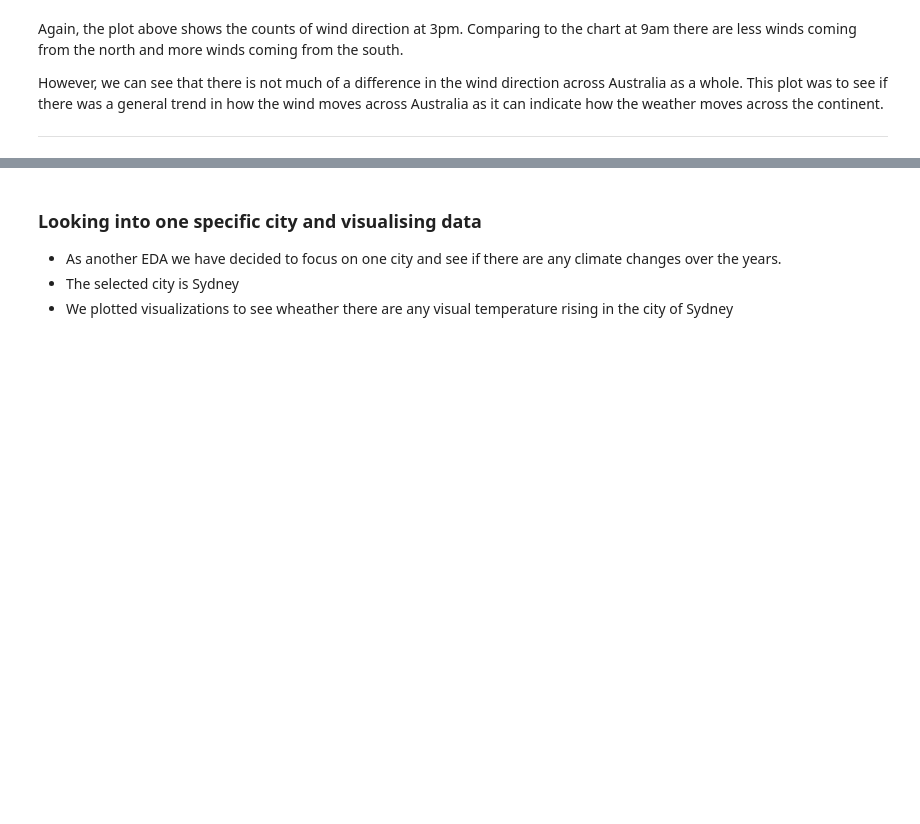
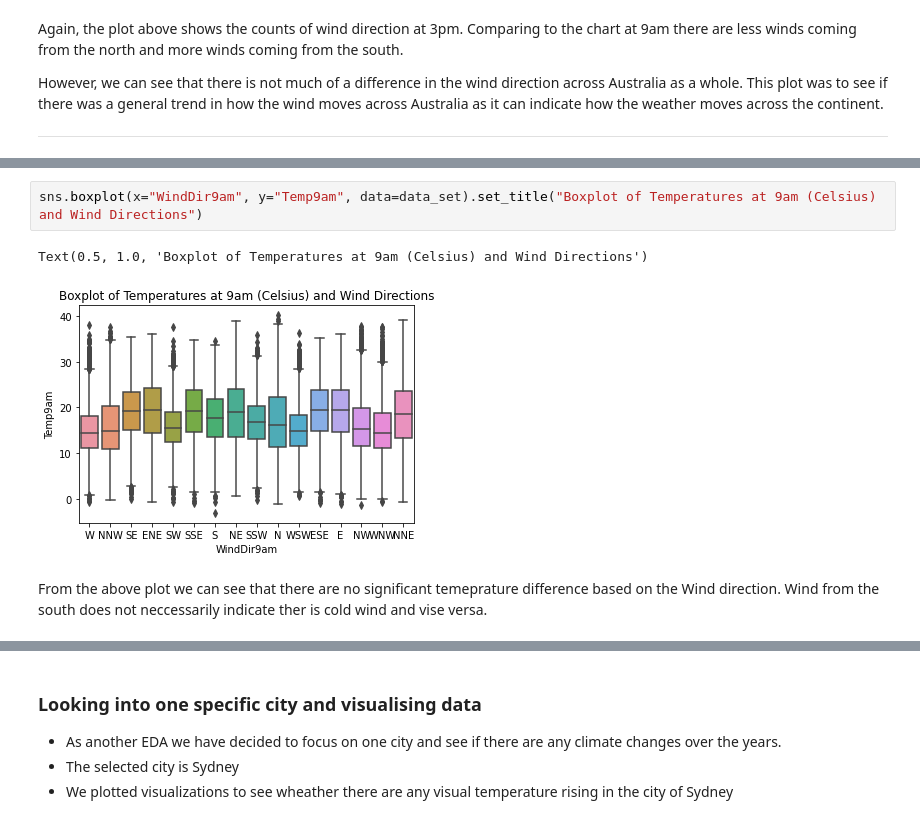
Before and after one commit to data301-2020-winter2/course-project-group_1023, a Jupyter notebook: analysis/Group_task5_milestone2/Group_Analysis.ipynb, the cells around one changed output, grey strips where cells are left out. Cells and saved outputs as stored; diff of their text form; blank space fills up the shorter version.

```diff
--- a/analysis/Group_task5_milestone2/Group_Analysis.ipynb
+++ b/analysis/Group_task5_milestone2/Group_Analysis.ipynb
@@ -73,0 +83,7 @@ This plot was to see if there was a general trend in how the wind moves across A
+# %%
+sns.boxplot(x="WindDir9am", y="Temp9am", data=data_set).set_title("Boxplot of Temperatures at 9am (Celsius) and Wind Directions")
+# %% [output]
+Text(0.5, 1.0, 'Boxplot of Temperatures at 9am (Celsius) and Wind Directions')
+[figure, added]
+# %% [markdown]
+From the above plot we can see that there are no significant temeprature difference based on the Wind direction. Wind from the south does not neccessarily indicate ther is cold wind and vise versa.
```
Also changed, not shown: parts of 19 cells of this notebook, 5 other files.
